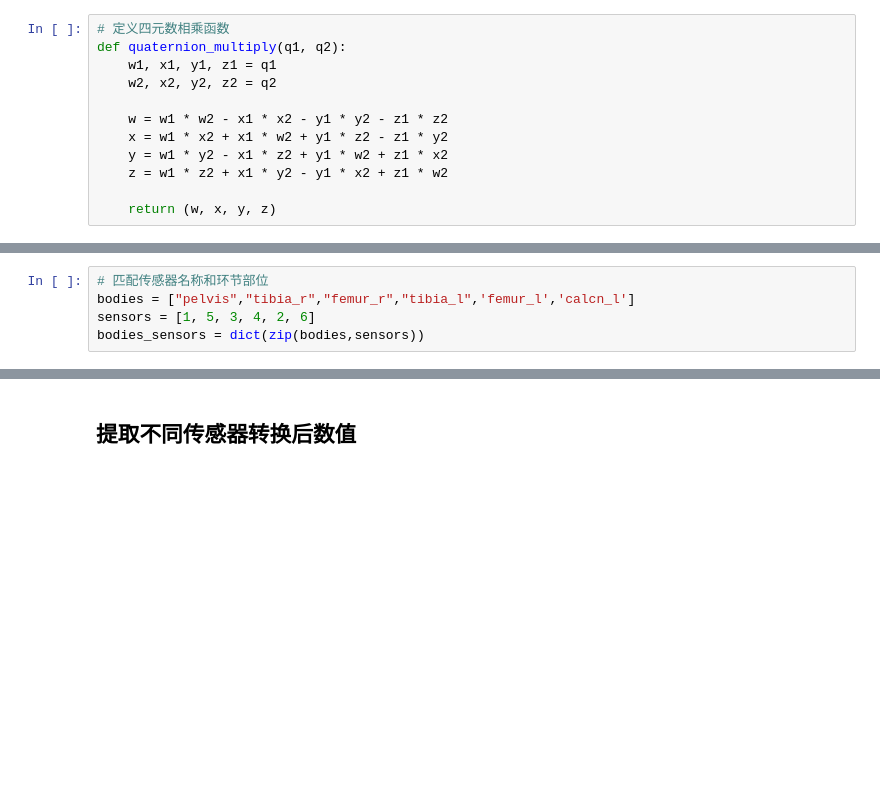
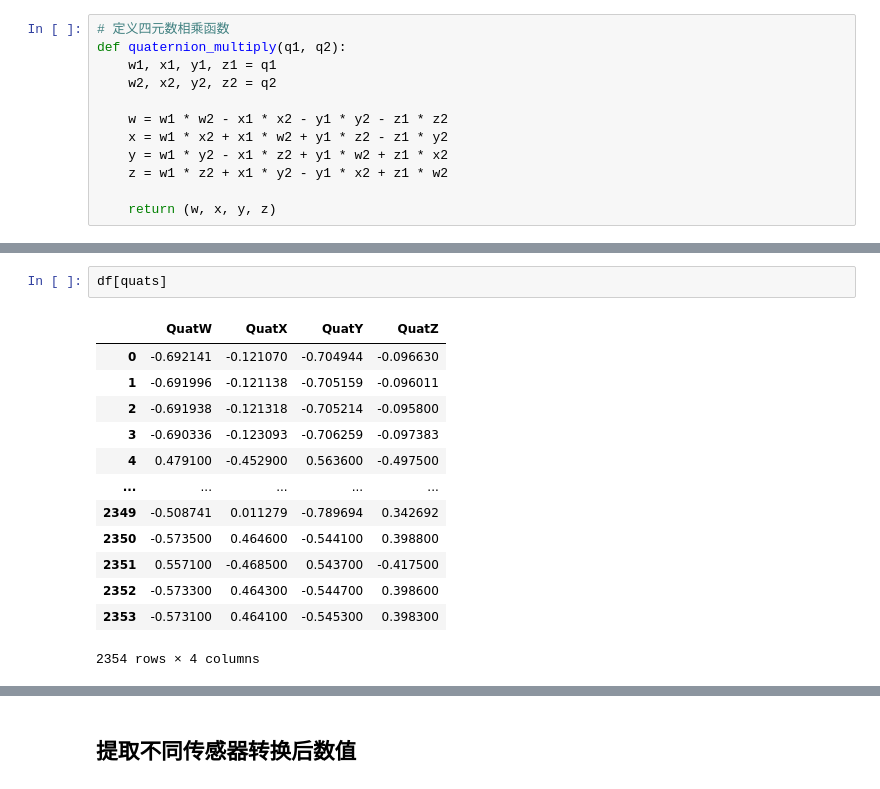
Before and after one commit to Allwillcome/--_----, a Jupyter notebook: Notes/OpenSense/20230615_LMPS2OpenSense.ipynb, the cells around one changed output, grey strips where cells are left out. Saved outputs shown, nothing was run; the diff lists cells and outputs as text; blank space fills up the shorter version.

```diff
--- a/Notes/OpenSense/20230615_LMPS2OpenSense.ipynb
+++ b/Notes/OpenSense/20230615_LMPS2OpenSense.ipynb
@@ -92,5 +108,16 @@ ValueError: too many values to unpack (expected 4)
-# %%
-# 匹配传感器名称和环节部位
-bodies = ["pelvis","tibia_r","femur_r","tibia_l",'femur_l','calcn_l']
-sensors = [1, 5, 3, 4, 2, 6]
-bodies_sensors = dict(zip(bodies,sensors))
+# %%
+df[quats]
+# %% [output]
+|  | QuatW | QuatX | QuatY | QuatZ |
+| 0 | -0.692141 | -0.121070 | -0.704944 | -0.096630 |
+| 1 | -0.691996 | -0.121138 | -0.705159 | -0.096011 |
+| 2 | -0.691938 | -0.121318 | -0.705214 | -0.095800 |
+| 3 | -0.690336 | -0.123093 | -0.706259 | -0.097383 |
+| 4 | 0.479100 | -0.452900 | 0.563600 | -0.497500 |
+| ... | ... | ... | ... | ... |
+| 2349 | -0.508741 | 0.011279 | -0.789694 | 0.342692 |
+| 2350 | -0.573500 | 0.464600 | -0.544100 | 0.398800 |
+| 2351 | 0.557100 | -0.468500 | 0.543700 | -0.417500 |
+| 2352 | -0.573300 | 0.464300 | -0.544700 | 0.398600 |
+| 2353 | -0.573100 | 0.464100 | -0.545300 | 0.398300 |
+2354 rows × 4 columns
```
Also changed, not shown: parts of 9 cells of this notebook.
